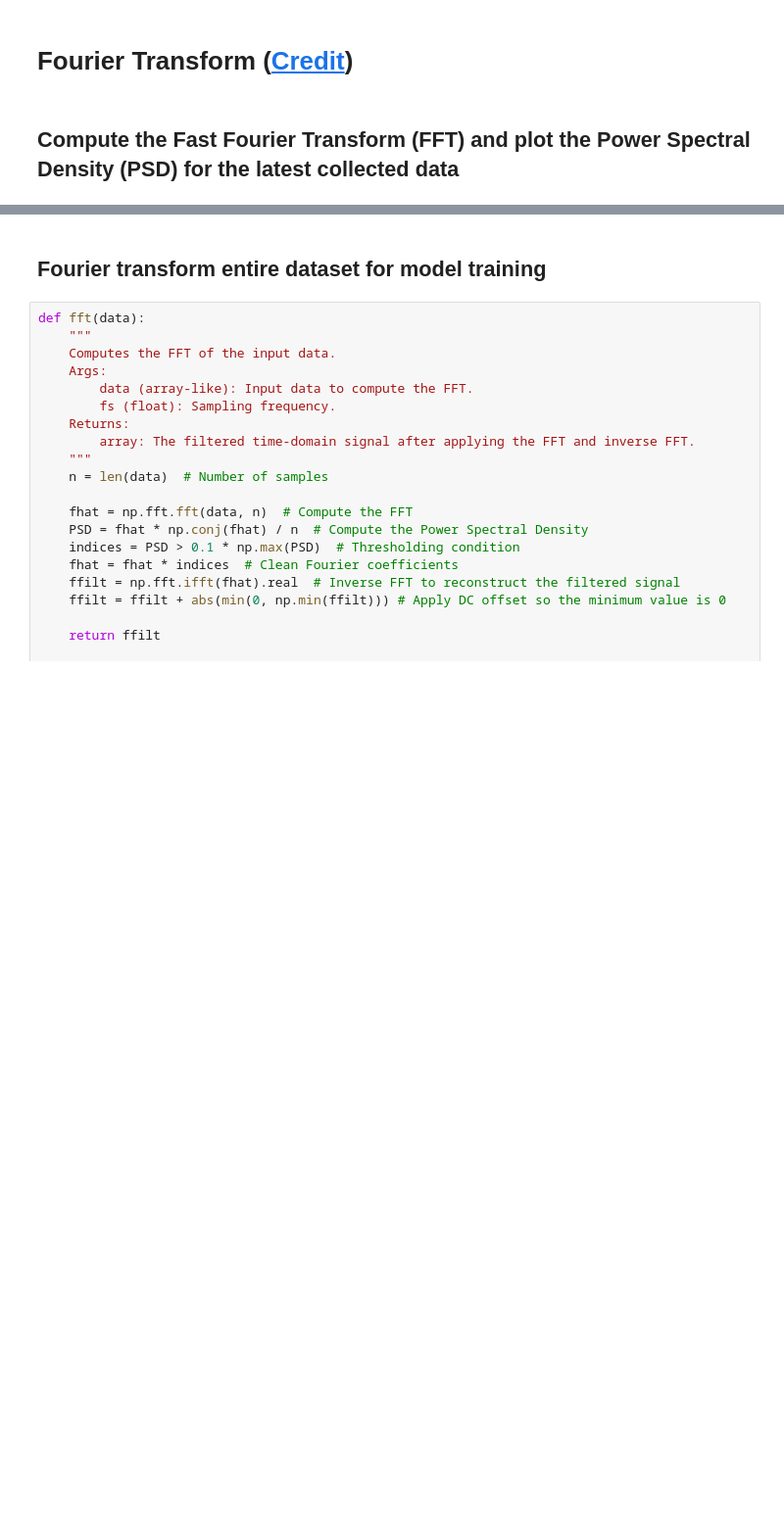
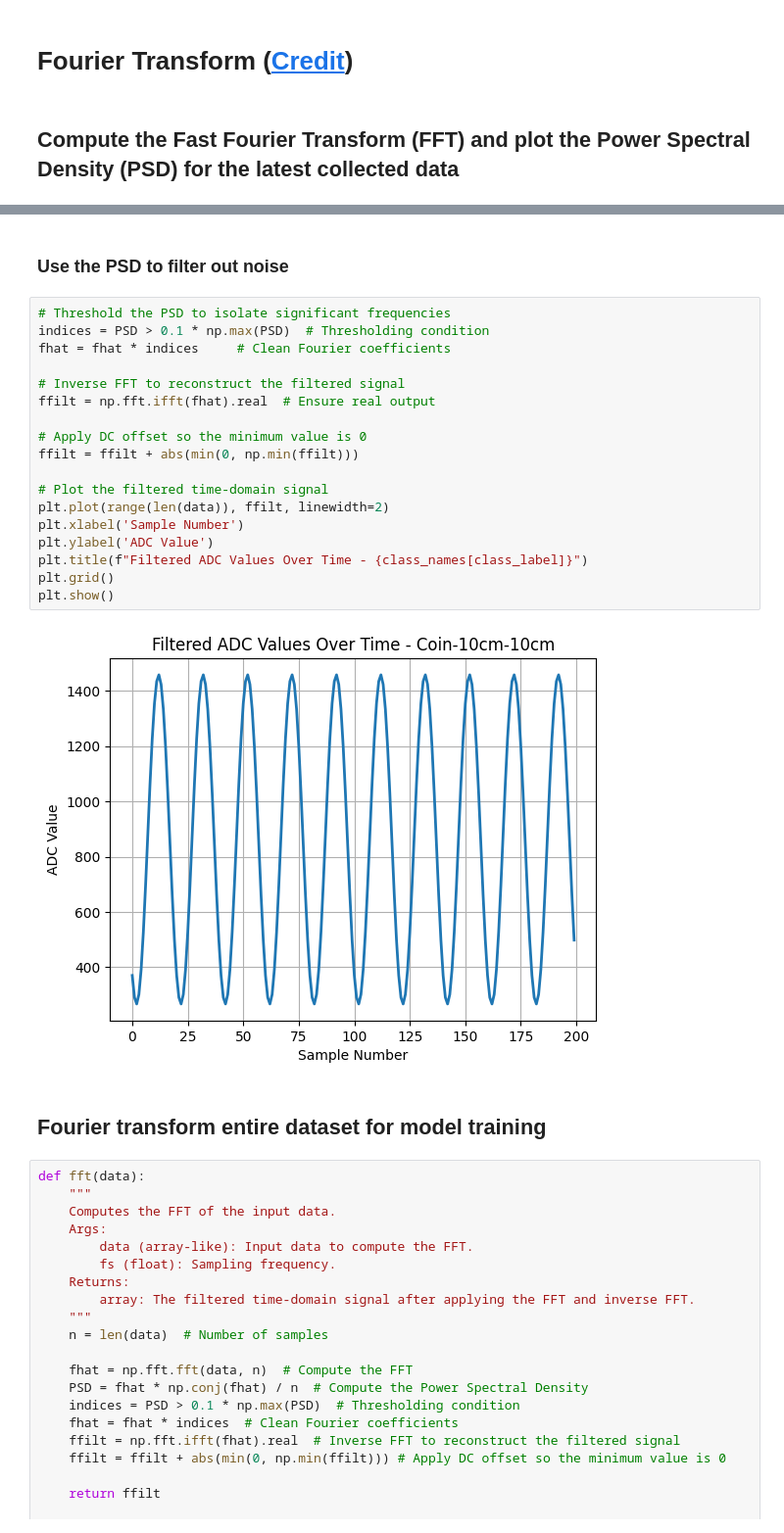
Before and after one commit to amor0094/TRC3500-2025-GroupC1, a Jupyter notebook: Project-2/python_code.ipynb, the cells around one changed output, grey strips where cells are left out. Shown at 98% size. Saved outputs shown, nothing was run; the diff lists cells and outputs as text; blank space fills up the shorter version.

```diff
--- a/Project-2/python_code.ipynb
+++ b/Project-2/python_code.ipynb
@@ -175,3 +175,25 @@ plt.show()
+# %% [markdown]
+### Use the PSD to filter out noise
+# %%
+# Threshold the PSD to isolate significant frequencies
+indices = PSD > 0.1 * np.max(PSD)  # Thresholding condition
+fhat = fhat * indices     # Clean Fourier coefficients
+
+# Inverse FFT to reconstruct the filtered signal
+ffilt = np.fft.ifft(fhat).real  # Ensure real output
+
+# Apply DC offset so the minimum value is 0
+ffilt = ffilt + abs(min(0, np.min(ffilt)))
+
+# Plot the filtered time-domain signal
+plt.plot(range(len(data)), ffilt, linewidth=2)
+plt.xlabel('Sample Number')
+plt.ylabel('ADC Value')
+plt.title(f"Filtered ADC Values Over Time - {class_names[class_label]}")
+plt.grid()
+plt.show()
+# %% [output]
+[figure, added]
 # %% [markdown]
 ## Fourier transform entire dataset for model training
 # %%
```
Also changed, not shown: parts of 3 cells of this notebook.
